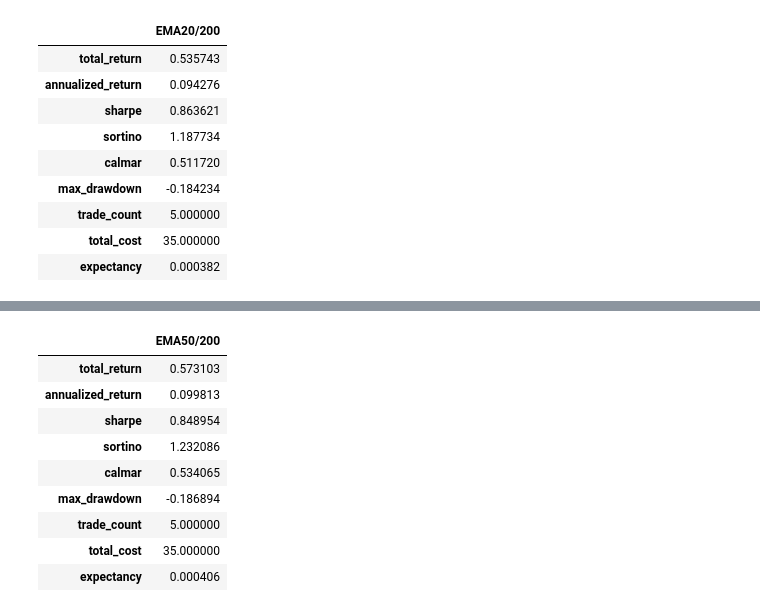
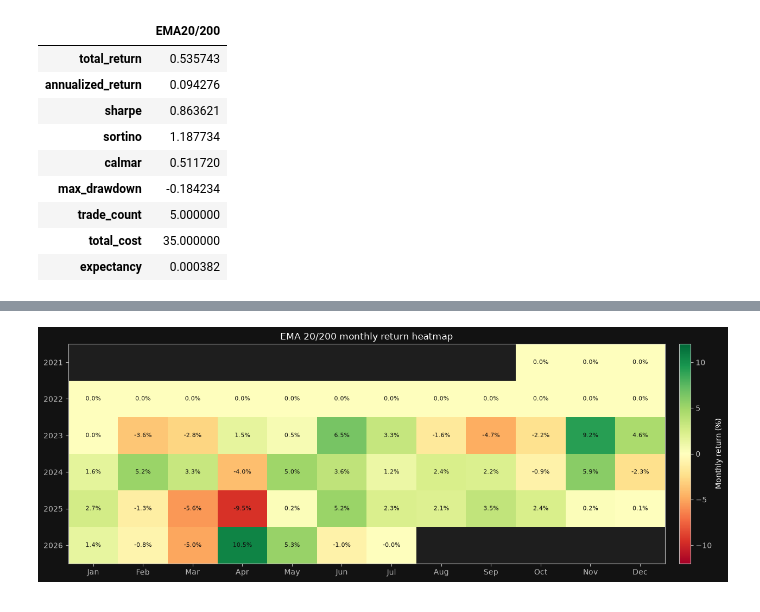
Before and after one commit to nutdnuy/dnn-forwardtesting, a Jupyter notebook: output/jupyter-notebook/voo-ema20-200-webull-tutorial.executed.ipynb, the cells around one changed output, grey strips where cells are left out. Drawn from its saved outputs; the diff is of its cells as text; code cells hidden in the pictures.

```diff
--- a/output/jupyter-notebook/voo-ema20-200-webull-tutorial.executed.ipynb
+++ b/output/jupyter-notebook/voo-ema20-200-webull-tutorial.executed.ipynb
@@ -380,28 +467,29 @@ Research boundary: this notebook does not place or preview live orders.
 # %%
-# Answer scaffold — complete this cell.
-exercise_fast = 50
-exercise_slow = 200
-voo["exercise_fast"] = voo["close"].ewm(span=exercise_fast, adjust=False, min_periods=exercise_fast).mean()
-voo["exercise_slow"] = voo["close"].ewm(span=exercise_slow, adjust=False, min_periods=exercise_slow).mean()
-voo["exercise_signal"] = (voo["exercise_fast"] > voo["exercise_slow"]).fillna(False).astype(int)
+monthly_returns = (
+    performance.set_index("date")["strategy_return"]
+    .resample("ME").apply(lambda values: (1 + values).prod() - 1)
+)
+monthly_table = pd.DataFrame({
+    "year": monthly_returns.index.year,
+    "month": monthly_returns.index.month,
+    "return": monthly_returns.to_numpy(),
+}).pivot(index="year", columns="month", values="return").reindex(columns=range(1, 13))
+monthly_table.columns = [pd.Timestamp(2000, month, 1).strftime("%b") for month in monthly_table.columns]
 
-exercise_result = run_backtest(
-    voo,
-    voo["exercise_signal"],
-    initial_capital=INITIAL_CAPITAL,
-    fee_bps=FEE_BPS,
-    slippage_bps=SLIPPAGE_BPS,
-)
-display(pd.Series(exercise_result.metrics, name="EMA50/200").to_frame())
+fig, ax = plt.subplots(figsize=(14, 4.8))
+values = monthly_table.to_numpy(dtype=float) * 100
+image = ax.imshow(np.ma.masked_invalid(values), cmap="RdYlGn", aspect="auto", vmin=-12, vmax=12)
+ax.set_title("EMA 20/200 monthly return heatmap")
+ax.set_xticks(range(len(monthly_table.columns)), monthly_table.columns)
+ax.set_yticks(range(len(monthly_table.index)), monthly_table.index)
+for row in range(values.shape[0]):
+    for column in range(values.shape[1]):
+        if np.isfinite(values[row, column]):
+            ax.text(column, row, f"{values[row, column]:.1f}%", ha="center", va="center", color="#111111", fontsize=8)
+colorbar = fig.colorbar(image, ax=ax, pad=0.02)
+colorbar.set_label("Monthly return (%)")
+fig.tight_layout()
+plt.show()
 # %% [output]
-|  | EMA50/200 |
-| total_return | 0.573103 |
-| annualized_return | 0.099813 |
-| sharpe | 0.848954 |
-| sortino | 1.232086 |
-| calmar | 0.534065 |
-| max_drawdown | -0.186894 |
-| trade_count | 5.000000 |
-| total_cost | 35.000000 |
-| expectancy | 0.000406 |
+[figure, added]
 # %% [markdown]
```
Also changed, not shown: parts of 17 cells of this notebook, 4 other files.
